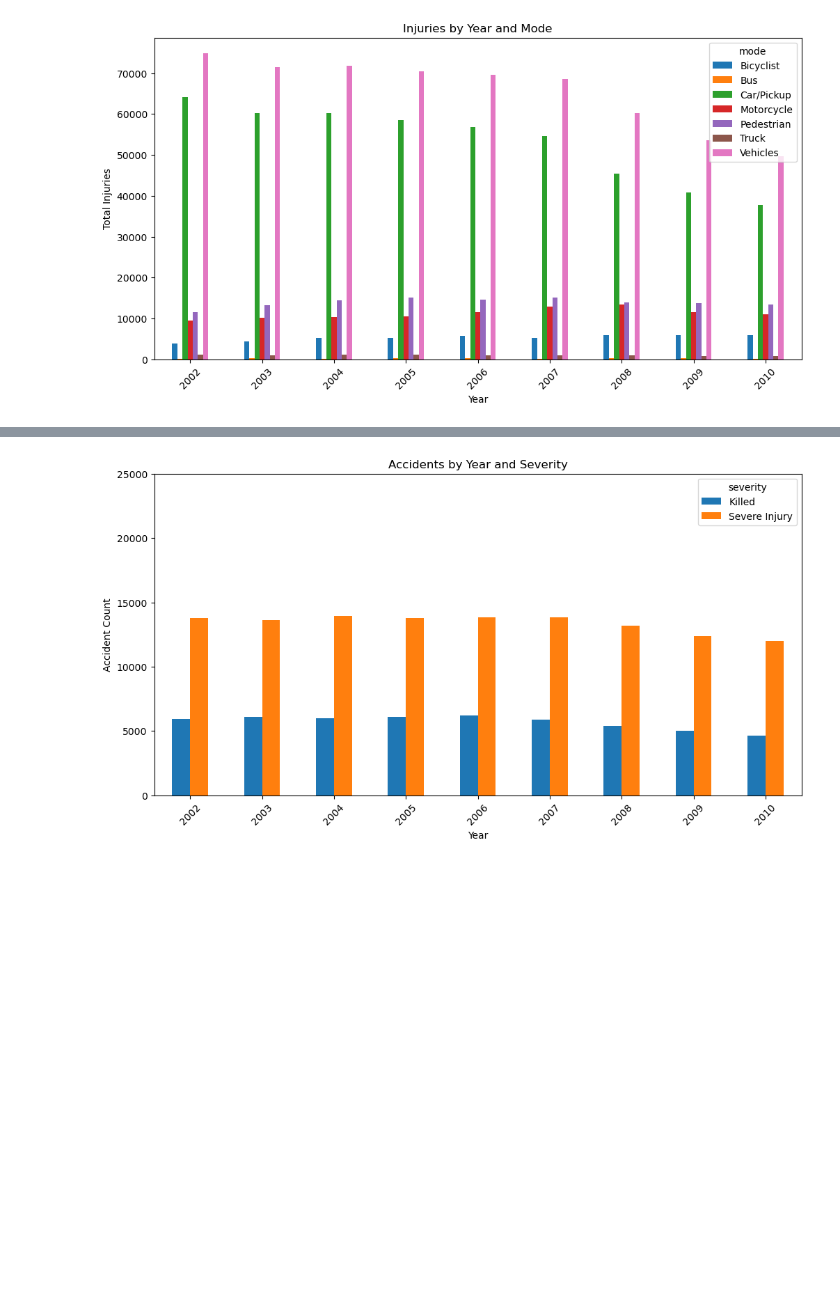
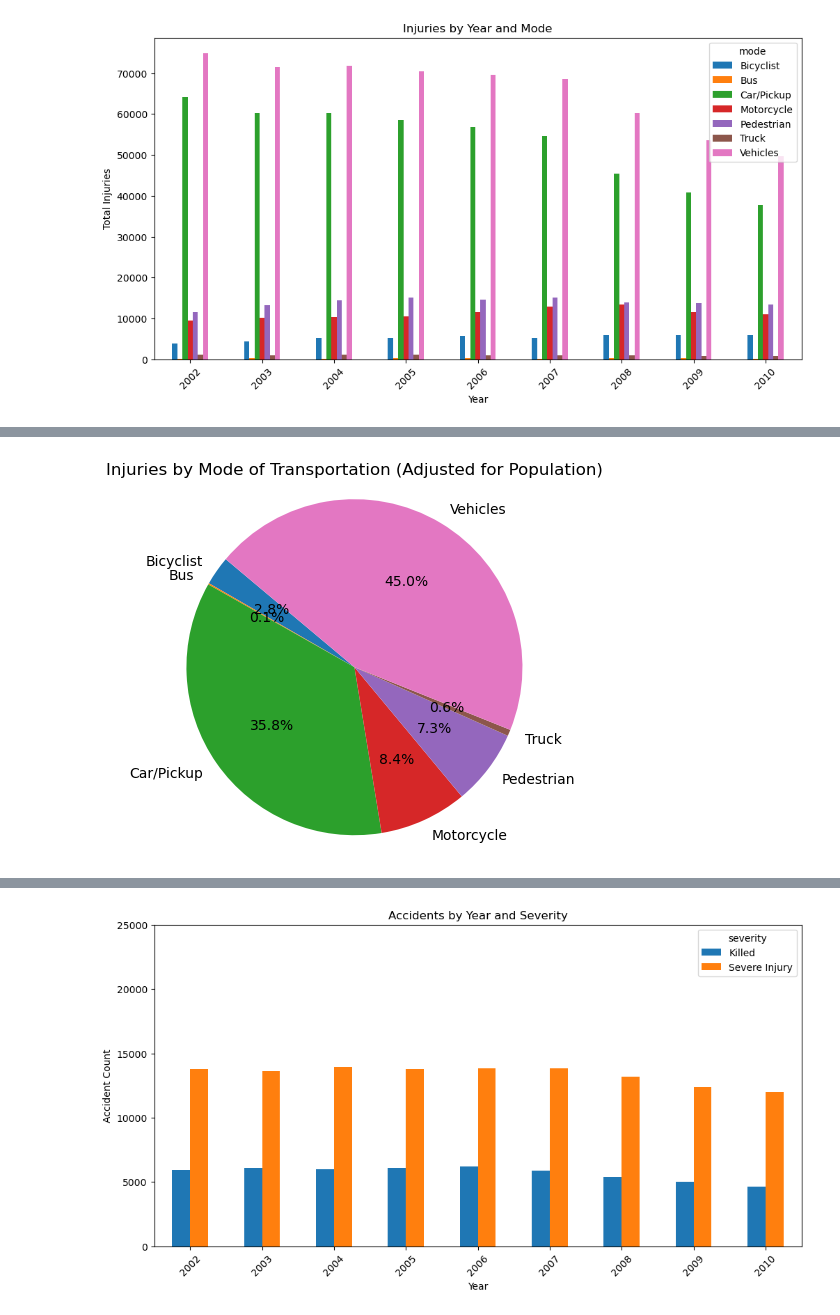
Before and after one commit to PadmaGuna/Project1, a Jupyter notebook: Monica.ipynb, the cells around one changed output, grey strips where cells are left out. Saved outputs shown, nothing was run; the diff lists cells and outputs as text; code cells hidden in the pictures; blank space fills up the shorter version.

```diff
--- a/Monica.ipynb
+++ b/Monica.ipynb
@@ -183,0 +190,10 @@ yps_total
+# %%
+# injuries by mode by poprate
+#calculating severity based on poprate and year
+
+mode_pop_severity = clean_df.groupby(['mode', 'severity'])['poprate'].sum().reset_index()
+mode_pop_severity = mode_pop_severity[mode_pop_severity["severity"] != "ND"]
+mode_killed = mode_pop_severity[mode_pop_severity["severity"] == "Killed"]
+mode_injured = mode_pop_severity[mode_pop_severity["severity"] == "Severe Injury"]
+
+mode_injured
@@ -440,0 +457,14 @@ Text(0.5, 1.0, 'Accidents by Transportation')
+# %%
+#create a pie chart of mode_injured
+# Calculate proportions for the pie chart
+proportions = mode_injured['poprate'] / mode_injured['poprate'].sum()
+
+# Create the pie chart
+
+plt.pie(proportions, labels=mode_injured['mode'], autopct='%1.1f%%', startangle=140)
+plt.axis('equal')  # Equal aspect ratio ensures that pie is drawn as a circle.
+
+plt.title('Injuries by Mode of Transportation (Adjusted for Population)')
+plt.show()
+# %% [output]
+[figure, added]
```
Also changed, not shown: parts of 8 cells of this notebook, 1 other file.
